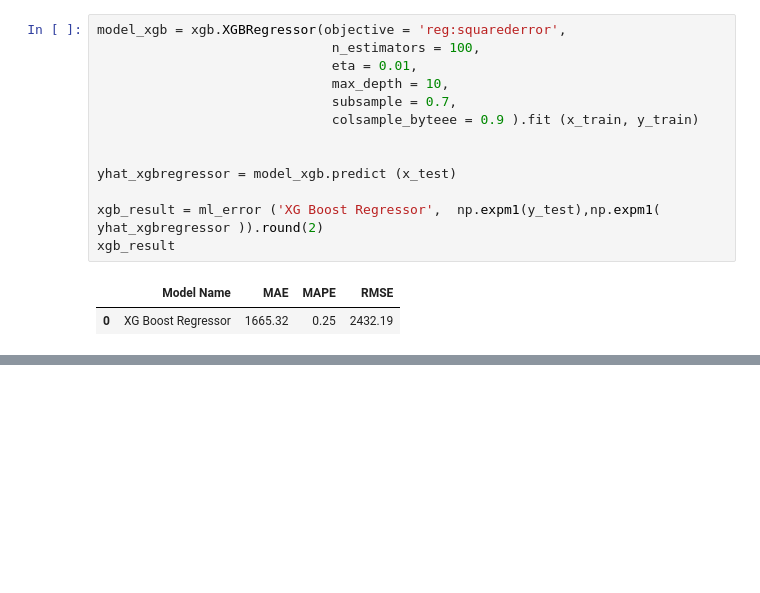
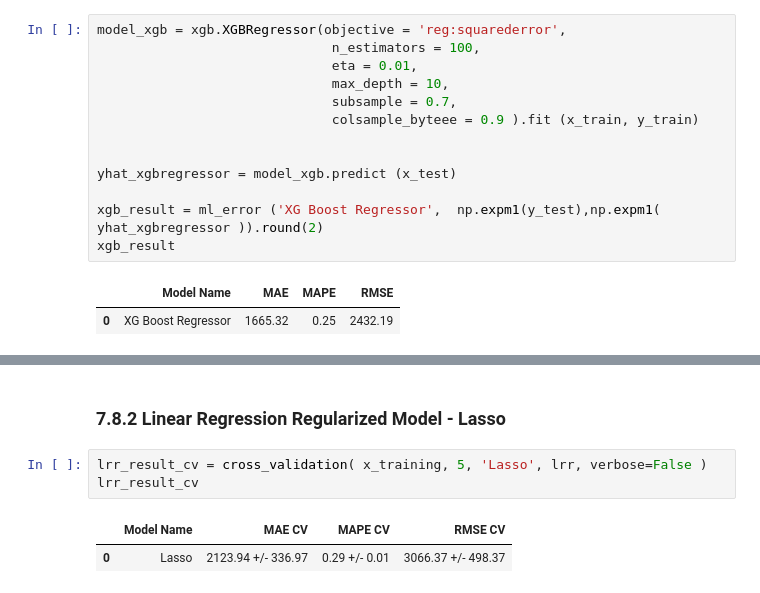
Before and after one commit to Thamirisq/project_-rossmann_train, a Jupyter notebook: notebook_rossman_project.ipynb, the cells around one changed output, grey strips where cells are left out. Saved outputs shown, nothing was run; the diff lists cells and outputs as text; blank space fills up the shorter version.

```diff
--- a/notebook_rossman_project.ipynb
+++ b/notebook_rossman_project.ipynb
@@ -1228,0 +1306,8 @@ result_table.sort_values('RMSE')
+# %% [markdown]
+### 7.8.2 Linear Regression Regularized Model - Lasso
+# %%
+lrr_result_cv = cross_validation( x_training, 5, 'Lasso', lrr, verbose=False )
+lrr_result_cv
+# %% [output]
+|  | Model Name | MAE CV | MAPE CV | RMSE CV |
+| 0 | Lasso | 2123.94 +/- 336.97 | 0.29 +/- 0.01 | 3066.37 +/- 498.37 |
```
Also changed, not shown: parts of 22 cells of this notebook.
